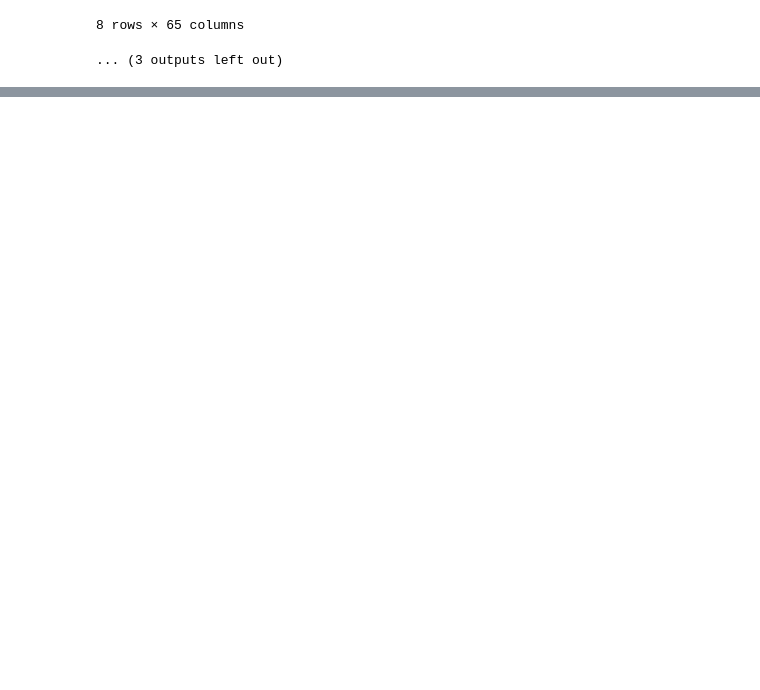
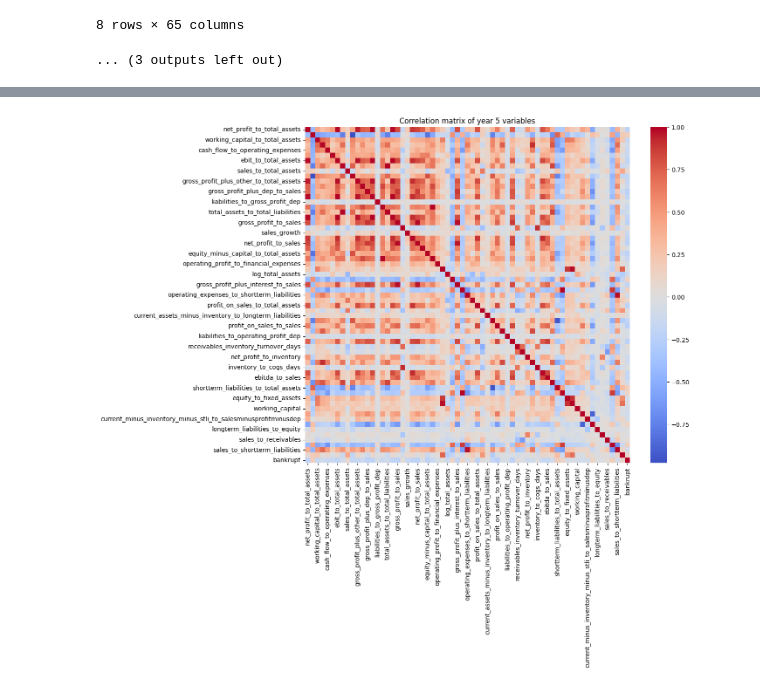
Before and after one commit to Vincent2308/Corporate-Bankruptcy, a Jupyter notebook: notebooks/week1/polish_eda.ipynb, the cells around one changed output, grey strips where cells are left out. Drawn from its saved outputs; the diff is of its cells as text; code cells hidden in the pictures; blank space fills up the shorter version.

```diff
--- a/notebooks/week1/polish_eda.ipynb
+++ b/notebooks/week1/polish_eda.ipynb
@@ -399,0 +477,14 @@ import seaborn as sns
+# %%
+# Compute correlation matrix
+correlation = df5.corr()
+
+# Plot
+# Documentation
+# https://seaborn.pydata.org/generated/seaborn.heatmap.html#seaborn.heatmap
+
+plt.figure(figsize = (12,10))
+sns.heatmap(correlation, cmap ="coolwarm", center= 0)
+plt.title("Correlation matrix of year 5 variables")
+plt.show()
+# %% [output]
+[figure, added]
```
Also changed, not shown: parts of 21 cells of this notebook.
